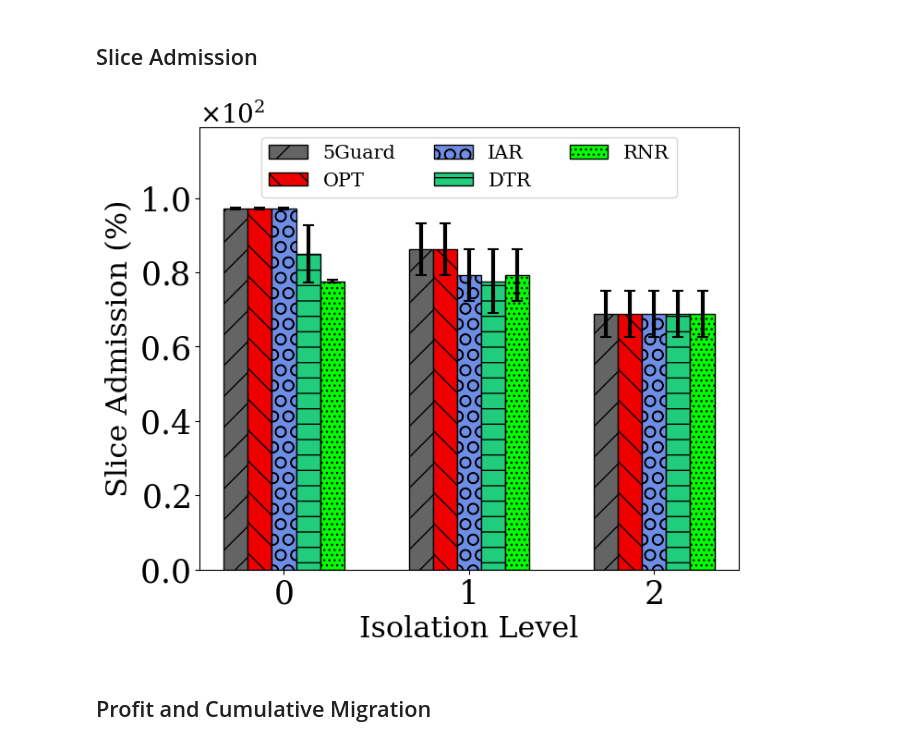
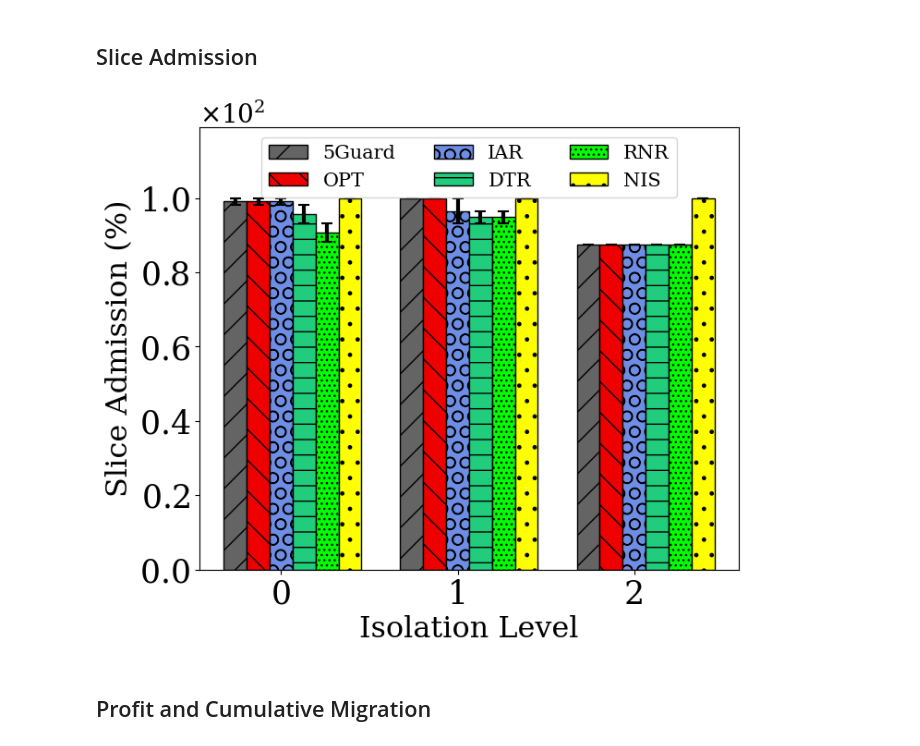
Before and after one commit to mehdibolourian/5Guard, a Jupyter notebook: simulation.ipynb, the cells around one changed output. Cells and saved outputs as stored; diff of their text form; code cells hidden in the pictures.

```diff
--- a/simulation.ipynb
+++ b/simulation.ipynb
@@ -7,7 +7,7 @@ from libraries import *
 ITER                    = 2                                 # Iteration count
 SIMULATION_INTERVAL     = 30                                # Simulation interval per iteration
 TOT_SIMULATION_INTERVAL = max(100, SIMULATION_INTERVAL)     # Total simulation interval
-T_START                 = 30                                # Starting time step
+T_START                 = 0                                # Starting time step
 
 SYNTH_BRAIN             = 0                                 # Whether to choose the synthetic topology (0) or BRAIN (1)
 
@@ -40,7 +40,7 @@ plot_synth(V_P_S, V_P_R, E_P) if SYNTH_BRAIN == 0 else plot_brain(V_P_S, V_P_R,
 # %%
 data = {}
 
-algs = ["fgr", "opt", "iar", "dtr", "rnr"]
+algs = ["fgr", "opt", "iar", "dtr", "rnr", "nis"]
 for a in algs:
     data[a] = {
         "profit":  np.zeros((ITER, T_START+SIMULATION_INTERVAL)),
@@ -264,0 +267,6 @@ alg:opt
+# %%
+data = run_simulation("nis", ITER, T_START, SIMULATION_INTERVAL, sr_list, V_P_S, V_P_R, E_P, E_P_l, L, L_pqi, nis_iter)
+
+# Load the lists from the file
+with open('saved_data/nis.pkl', 'rb') as file:
+    data_loaded = pickle.load(file)
@@ -312,10 +338,10 @@ plot_titles = [
     ('$\it{t}$', 'Resource Efficiency (%)'),
 ]
 
-colors  = ["#646464", "#EE0000", "#6E8EE6", "#21CD7D", "#00FF00"]
-markers = ['o', 'v', 'h', '^', 'D']
+colors  = ["#646464", "#EE0000", "#6E8EE6", "#21CD7D", "#00FF00", "#FFFF00"]
+markers = ['o', 'v', 'h', '^', 'D', '>']
 
-patterns = ['/', '\\', 'O', '-', '...']
+patterns = ['/', '\\', 'O', '-', '...', '.']
 # %% [markdown]
 ## Slice Admission
 # %%
@@ -329,35 +355,35 @@ for i, alg in enumerate(algs):
     denominator = np.clip([NUM_L0_SR, NUM_L1_SR, NUM_L2_SR], 1e-9, None)
 
     values = (1 - np.sum(np.array(ypoints[alg]["reject"]), axis=0) / denominator) * 100
     values = [min(a, b) for a, b in zip(values, [100, 100, 100])]
 
     #print(data[alg]["reject"])
     # Extracting error values
     err_low  = values - list([np.min((1 - np.sum(np.array(data[alg]["reject"]), axis=1) / denominator), axis=0) * 100])[0]
     err_high = list([np.max((1 - np.sum(np.array(data[alg]["reject"]), axis=1) / denominator), axis=0) * 100])[0] - values
 
     # Adding bars with error bars
     ax.bar(positions[i], values, width=bar_width, color=colors[i], edgecolor='black', hatch=patterns[i],
            yerr=[err_low, err_high], capsize=5, error_kw={'elinewidth': 3, 'capthick': 1.5, 'capsize': 4})
 
 ax.set_xticks(positions[2])
 ax.set_xticklabels(['0', '1', '2'])
 ax.set_ylim(top=119)
 
 ax.tick_params(axis='both', labelsize=tick_label_size)
-ax.legend(['5Guard', 'OPT', 'IAR', 'DTR', 'RNR'], fontsize=legend_font_size-3, loc='upper center', ncol=3)
+ax.legend(['5Guard', 'OPT', 'IAR', 'DTR', 'RNR', 'NIS'], fontsize=legend_font_size-3, loc='upper center', ncol=3)
 
 ax.yaxis.set_major_formatter(ScalarFormatter(useMathText=True))
 ax.yaxis.get_major_formatter().set_scientific(True)
 ax.yaxis.get_major_formatter().set_powerlimits((-1, 1))
 ax.yaxis.offsetText.set_fontsize(20)  # Adjust font size
 
 ax.set_xlabel(plot_titles[0][0], fontsize=xlabel_font_size)
 ax.set_ylabel(plot_titles[0][1], fontsize=ylabel_font_size)
 fig.tight_layout(pad=0.5)
 plt.savefig(f"plots/result_{0}.svg", format="svg")
 # %% [output]
-[figure, old version]
+[figure, new version]
 # %% [markdown]
 ## Profit and Cumulative Migration
 # %%
```
Also changed, not shown: parts of 10 cells of this notebook, 28 other files.
